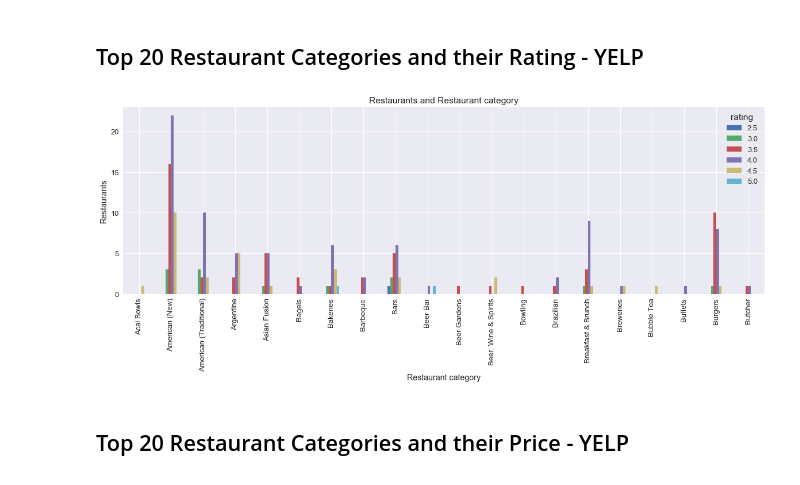
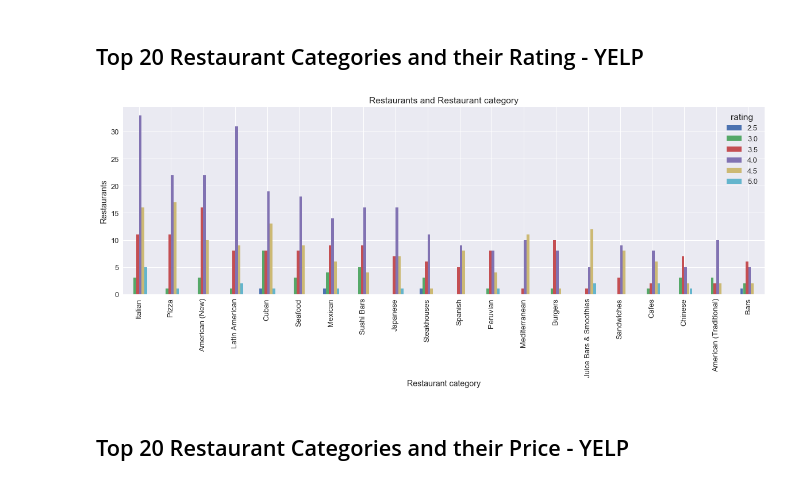
Before and after one commit to imjuoy/HungryGator, a Jupyter notebook: src/Hungrygator_Source_Code.ipynb, the cells around one changed output. Saved outputs shown, nothing was run; the diff lists cells and outputs as text; code cells hidden in the pictures.

```diff
--- a/src/Hungrygator_Source_Code.ipynb
+++ b/src/Hungrygator_Source_Code.ipynb
@@ -382,15 +387,19 @@ plt.show()
 # %%
 yelp = yelp.sort_values('rating', ascending=False)
 
 sns.set(font_scale=1.3)
 fig, ax = plt.subplots(figsize=(20,6))
-pd.crosstab(yelp.category,yelp.rating).head(20).plot(ax=ax, kind='bar')
+df = pd.crosstab(yelp.category,yelp.rating)
+df['total'] = df[2.5]+df[3.0]+ df[3.5]+ df[4.0] + df[4.5] + df[5.0]
+df = df.sort_values('total', ascending=False)
+del df['total']
+df.head(20).plot(ax=ax, kind='bar')
 plt.title('Restaurants and Restaurant category')
 plt.xlabel('Restaurant category')
 plt.ylabel('Restaurants')
 plt.show()
 # %% [output]
-[figure, old version]
+[figure, new version]
 # %% [markdown]
 ## Top 20 Restaurant Categories and their Price - YELP
 # %%
```
Also changed, not shown: parts of 18 cells of this notebook.
